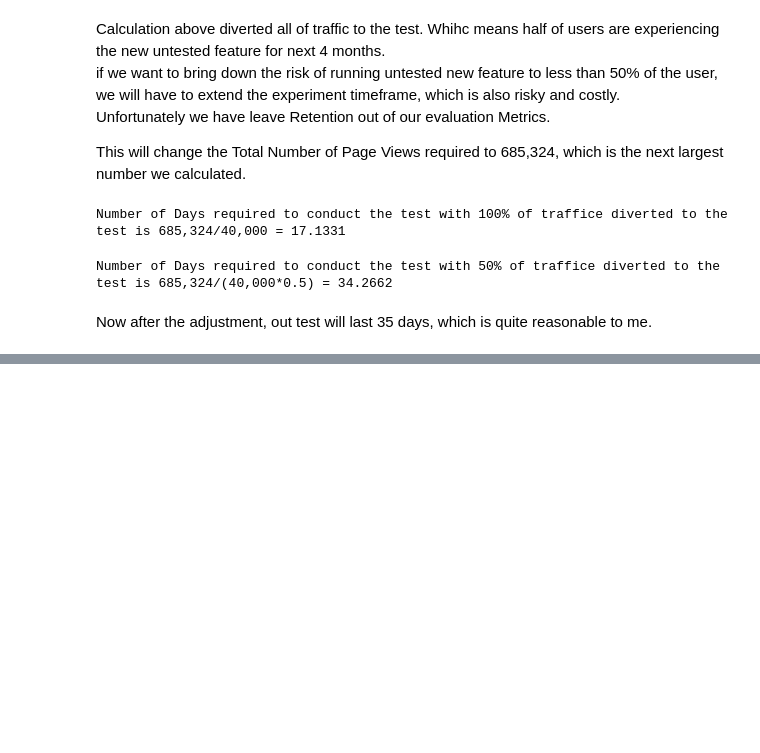
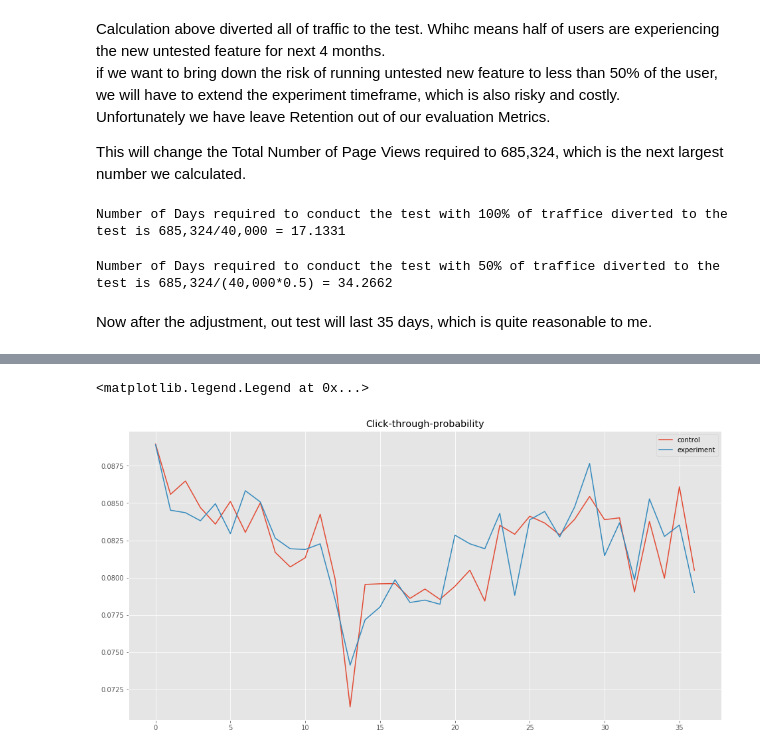
Before and after one commit to WoodyShi/Udacity_ABTesting_Final_project, a Jupyter notebook: AB_Testing.ipynb, the cells around one changed output, grey strips where cells are left out. Saved outputs shown, nothing was run; the diff lists cells and outputs as text; code cells hidden in the pictures; blank space fills up the shorter version.

```diff
--- a/AB_Testing.ipynb
+++ b/AB_Testing.ipynb
@@ -127,0 +129,4 @@ Now after the adjustment, out test will last 35 days, which is quite reasonable
+# %%
+# read data
+con = pd.read_csv('Control.csv')
+exp = pd.read_csv('Experiment.csv')
@@ -127,0 +155,4 @@ Now after the adjustment, out test will last 35 days, which is quite reasonable
+# %%
+# split Date column into Date and Days
+con[['Day', 'Date']] = con.Date.str.split(", ", expand=True)
+exp[['Day', 'Date']] = exp.Date.str.split(", ", expand=True)
@@ -127,0 +181,12 @@ Now after the adjustment, out test will last 35 days, which is quite reasonable
+# %%
+# plot the metrics
+plt.style.use('ggplot')
+csfont = {'fontname':'Arial'}
+plt.figure(figsize=(16,8))
+plt.title('Click-through-probability')
+line1, = plt.plot(con['Clicks']/con['Pageviews'], label='control')
+line2, = plt.plot(exp['Clicks']/exp['Pageviews'], label='experiment')
+plt.legend(handles=[line1, line2])
+# %% [output]
+<matplotlib.legend.Legend at 0x...>
+[figure, added]
```
Also changed, not shown: parts of 39 cells of this notebook, 3 other files.
